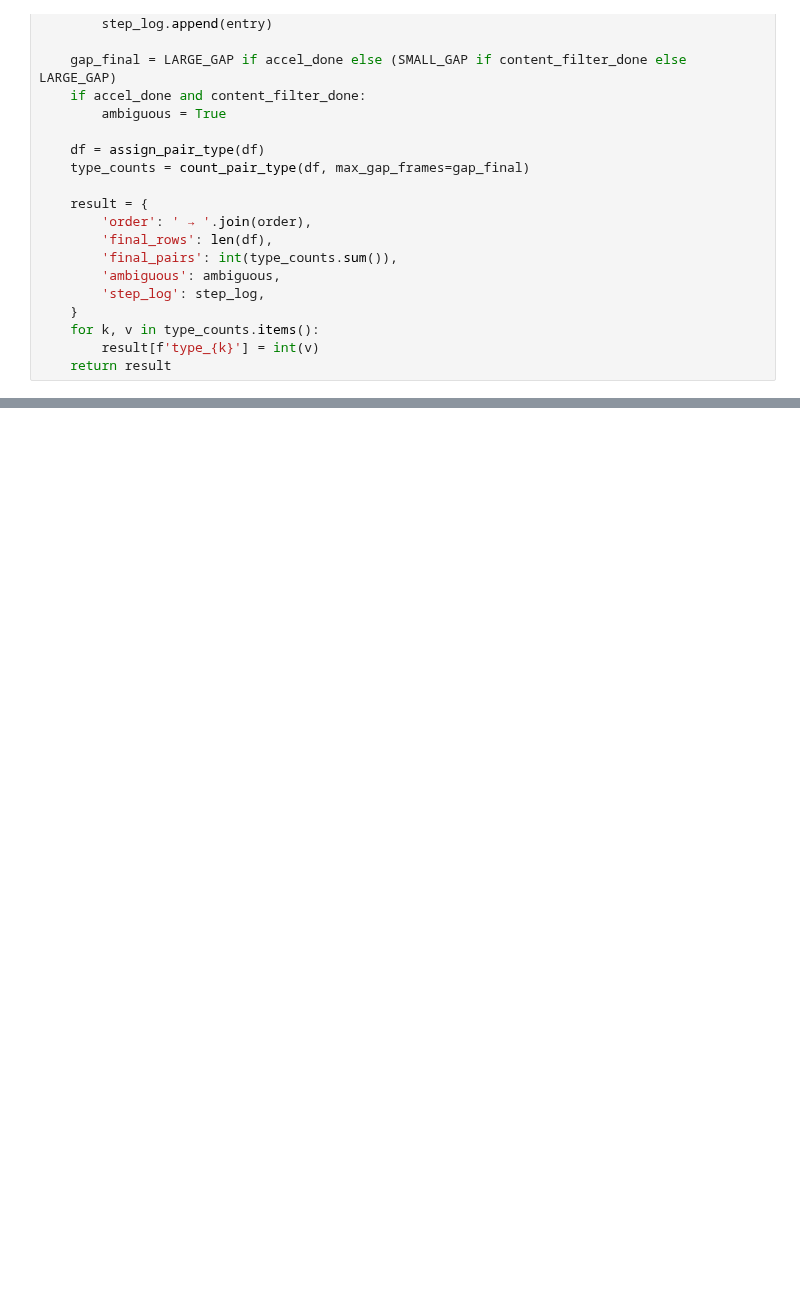
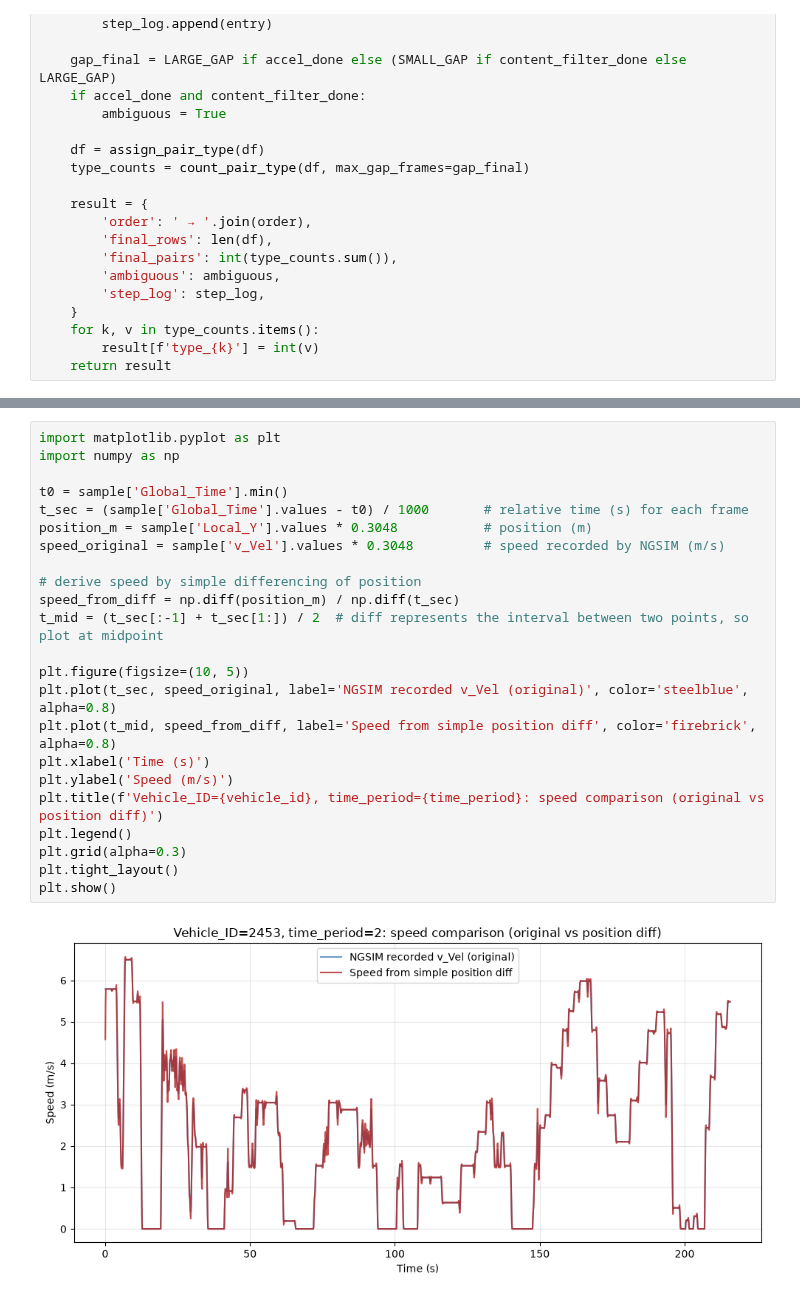
Before and after one commit to tenn0126/Game_Theory_Algorithm, a Jupyter notebook: notebooks/00_data_prep_ex.ipynb, the cells around one changed output, grey strips where cells are left out. Saved outputs shown, nothing was run; the diff lists cells and outputs as text; blank space fills up the shorter version.

```diff
--- a/notebooks/00_data_prep_ex.ipynb
+++ b/notebooks/00_data_prep_ex.ipynb
@@ -421,0 +599,25 @@ log_df[log_df['step']=='duration'].groupby('position')['pairs_removed'].describe
+# %%
+import matplotlib.pyplot as plt
+import numpy as np
+
+t0 = sample['Global_Time'].min()
+t_sec = (sample['Global_Time'].values - t0) / 1000       # relative time (s) for each frame
+position_m = sample['Local_Y'].values * 0.3048           # position (m)
+speed_original = sample['v_Vel'].values * 0.3048         # speed recorded by NGSIM (m/s)
+
+# derive speed by simple differencing of position
+speed_from_diff = np.diff(position_m) / np.diff(t_sec)
+t_mid = (t_sec[:-1] + t_sec[1:]) / 2  # diff represents the interval between two points, so plot at midpoint
+
+plt.figure(figsize=(10, 5))
+plt.plot(t_sec, speed_original, label='NGSIM recorded v_Vel (original)', color='steelblue', alpha=0.8)
+plt.plot(t_mid, speed_from_diff, label='Speed from simple position diff', color='firebrick', alpha=0.8)
+plt.xlabel('Time (s)')
+plt.ylabel('Speed (m/s)')
+plt.title(f'Vehicle_ID={vehicle_id}, time_period={time_period}: speed comparison (original vs position diff)')
+plt.legend()
+plt.grid(alpha=0.3)
+plt.tight_layout()
+plt.show()
+# %% [output]
+[figure, added]
```
Also changed, not shown: parts of 14 cells of this notebook.
